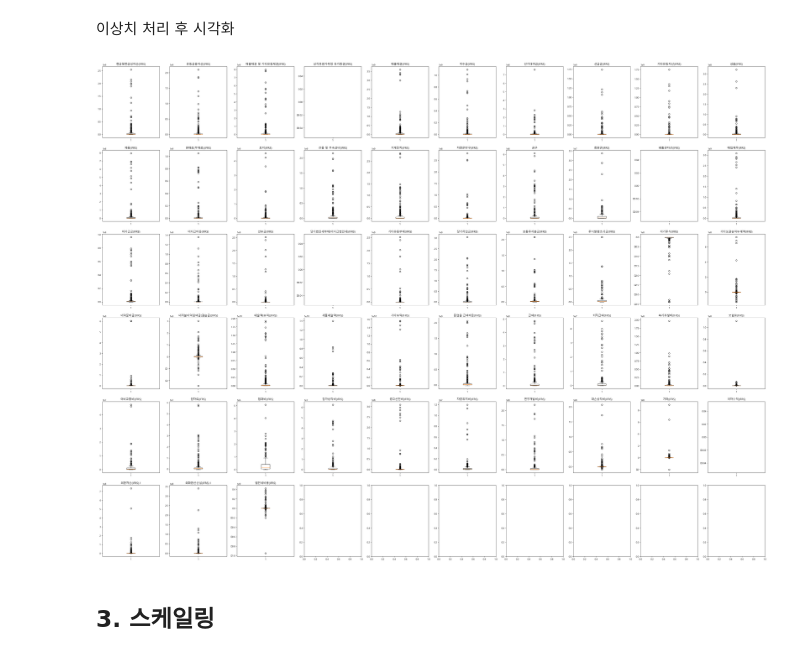
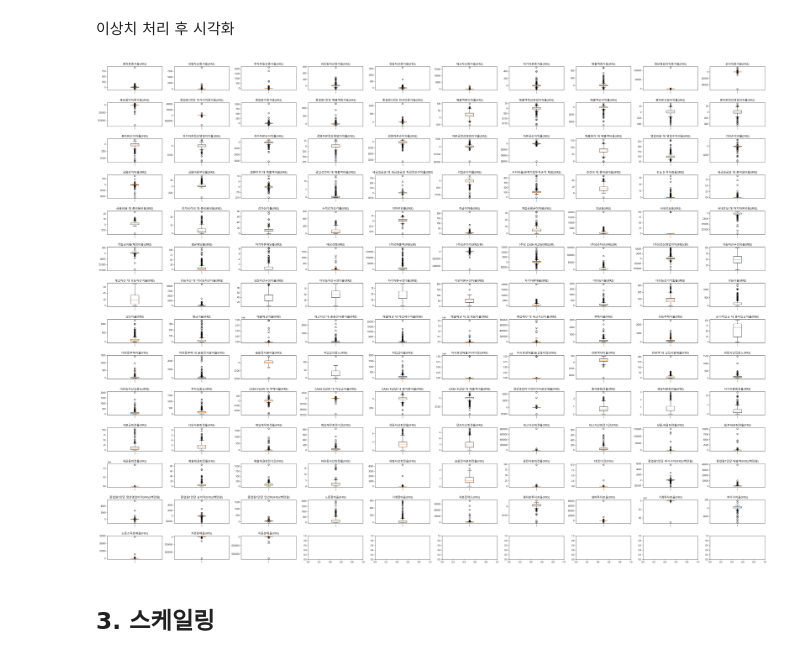
Before and after one commit to po5412409/Accounting-Fraud, a Jupyter notebook: 04.모델링/재무비율_모델링.ipynb, the cells around one changed output. Saved outputs shown, nothing was run; the diff lists cells and outputs as text; code cells hidden in the pictures.

```diff
--- a/04.모델링/재무비율_모델링.ipynb
+++ b/04.모델링/재무비율_모델링.ipynb
@@ -47,7 +39,7 @@ AttributeError: module 'pandas.core.strings' has no attribute 'StringMethods'
 # %% [markdown]
 ## 0.파일 불러오기
 # %%
-df = pd.read_csv('../data/processed_data/재무비율_처리완.csv')
+df = pd.read_csv('../data/processed_data/재무비율_final.csv')
 df
 # %% [output]
 |  | 회사명 | 거래소코드 | 회계년도 | 소속코드 | 통계청 한국표준산업분류 코드 10차(대분류) | 산업코드 | 산업명 | 상장일 | 상장폐지일 | ... |
@@ -106,7 +93,7 @@ Index(['현금및현금성자산(IFRS)', '유동금융자산(IFRS)', '매출채
 
 selected_variables = X_train
 # 5x4 subplot 생성
-fig, axes = plt.subplots(6, 10, figsize=(40, 30))
+fig, axes = plt.subplots(14, 10, figsize=(40, 30))
 axes = axes.flatten()  # 2D axes 배열을 1D 배열로 변환
 
 for i, var in enumerate(selected_variables):
@@ -223,18 +210,18 @@ before_winsor_feature.describe()
 # %%
 selected_variables = X_train
 # 5x4 subplot 생성
-fig, axes = plt.subplots(6, 10, figsize=(40, 30))
+fig, axes = plt.subplots(14, 10, figsize=(40, 30))
 axes = axes.flatten()  # 2D axes 배열을 1D 배열로 변환
 
 for i, var in enumerate(selected_variables):
     # i번째 axes에 i번째 변수의 히스토그램을 그림
     axes[i].boxplot(df[var])
     axes[i].set_title(var)  # 각 히스토그램에 변수 이름을 제목으로 설정
 
 plt.tight_layout()  # subplot 간격 조정
 plt.show()
 # %% [output]
-[figure, old version]
+[figure, new version]
 # %% [markdown]
 ## 3. 스케일링
 # %% [markdown]
```
Also changed, not shown: parts of 33 cells of this notebook, 8 other files.
